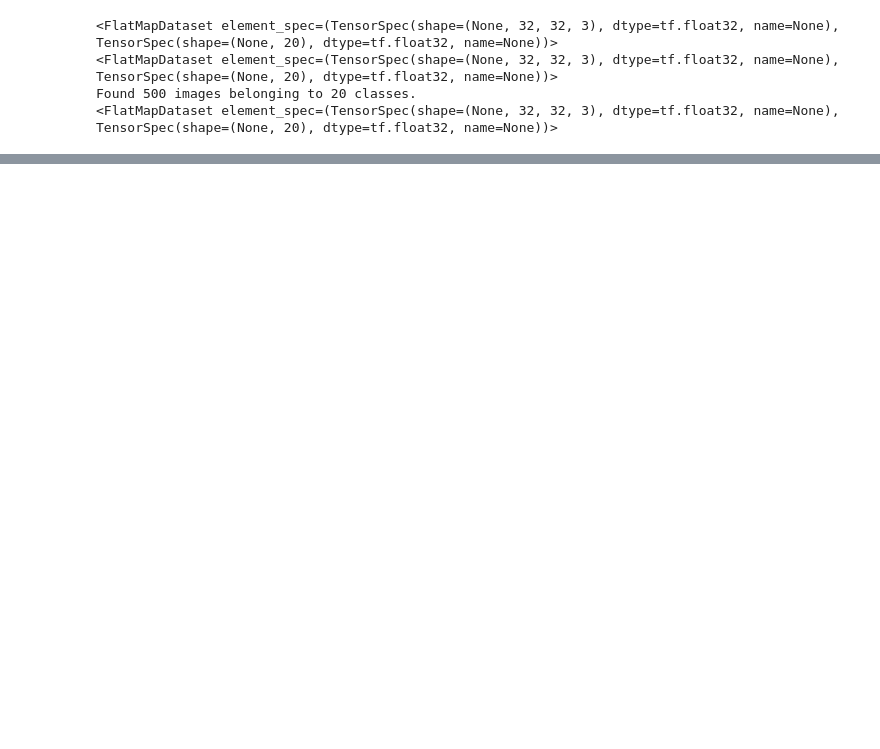
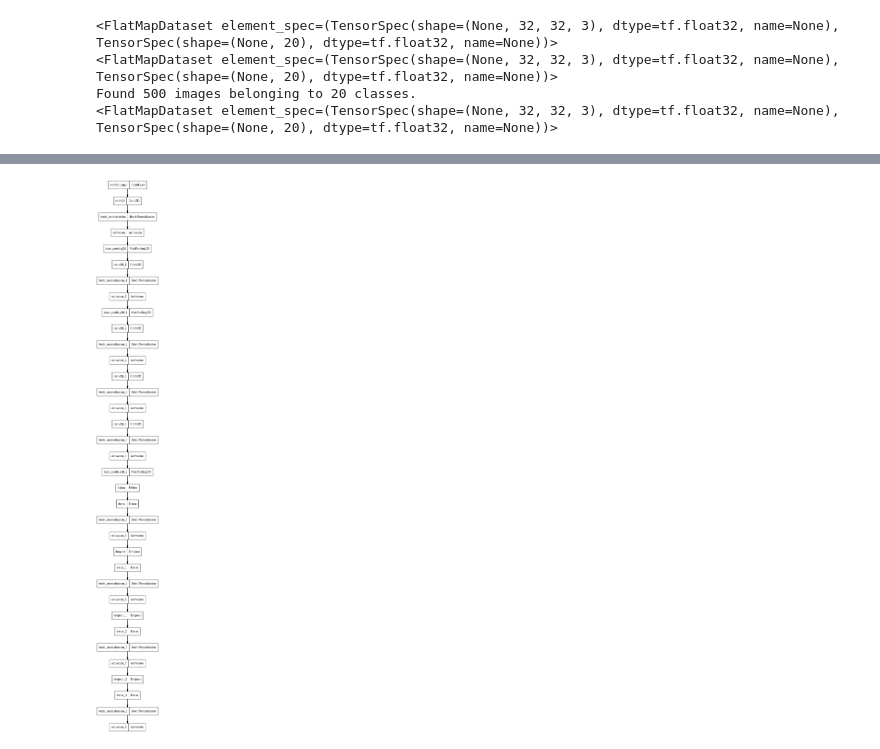
Before and after one commit to AbrahamAzizi/ComputerVision, a Jupyter notebook: ImageClassification.ipynb, the cells around one changed output, grey strips where cells are left out. Drawn from its saved outputs; the diff is of its cells as text; code cells hidden in the pictures; blank space fills up the shorter version.

```diff
--- a/ImageClassification.ipynb
+++ b/ImageClassification.ipynb
@@ -21,12 +20,14 @@ Mounted at /content/gdrive
 # %%
 img_h = 32
 img_w = 32
+img_ch = 3
+input_shape = (img_h, img_w, img_ch)
 bs = 8
-nb_epoch = 50
 verbose = 1
-validation_split = 0.01
+validation_split = 0.07
 SEED = 8585
 optim = RMSprop()
+color_mode = 'rgb'
 num_classes = 20
 classes_list = [
                'owl',               # 0
@@ -49,8 +50,6 @@ classes_list = [
                'grand-piano',       # 17
                'kangaroo',          # 18
                'laptop']           # 19
-color_mode = 'rgb'
-img_ch = 3
 # %%
 # ImageDataGenerator
 image_data_generator = ImageDataGenerator(rotation_range=40,
@@ -173 +204,5 @@ _________________________________________________________________
+# %%
+plot_model(model)
+# %% [output]
+[figure, added]
 # %%
```
Also changed, not shown: parts of 35 cells of this notebook.
